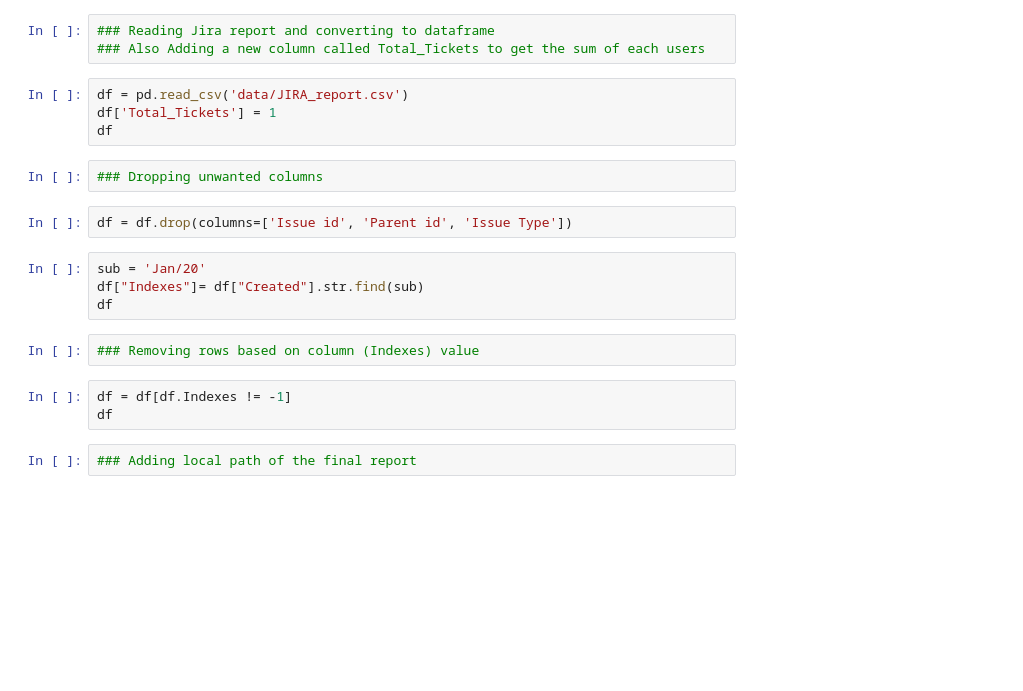
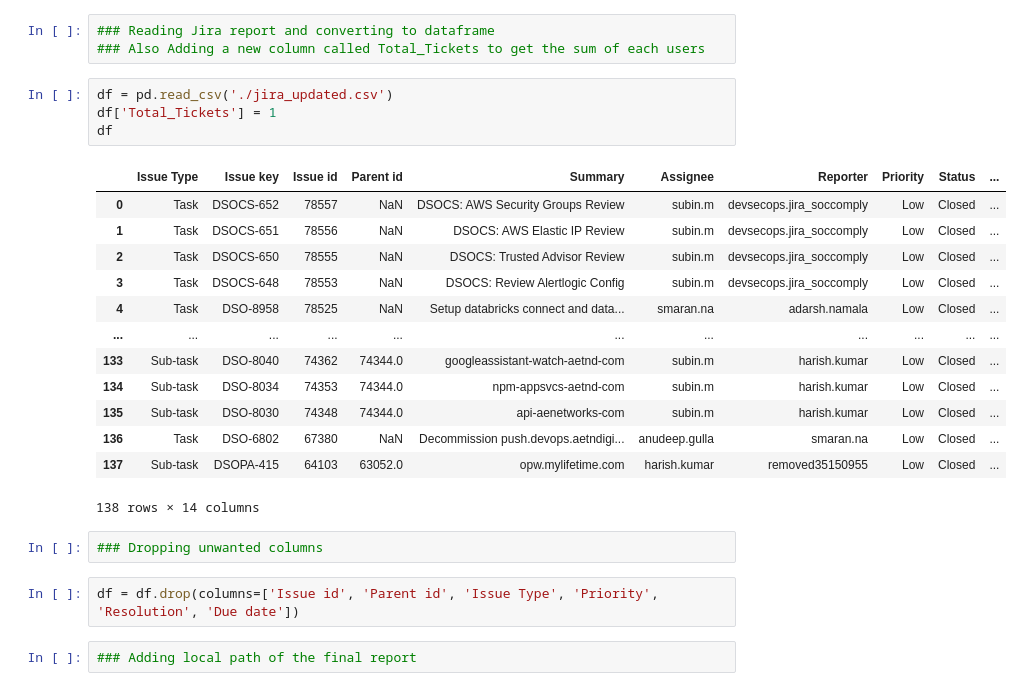
Before and after one commit to vipink1203/Jupyter-notebooks, a Jupyter notebook: Jira/Jira_User_Report.ipynb, the cells around one changed output. Cells and saved outputs as stored; diff of their text form; blank space fills up the shorter version.

```diff
--- a/Jira/Jira_User_Report.ipynb
+++ b/Jira/Jira_User_Report.ipynb
@@ -10,22 +10,27 @@ from vincent.colors import brews
 ### Reading Jira report and converting to dataframe
 ### Also Adding a new column called Total_Tickets to get the sum of each users
 # %%
-df = pd.read_csv('data/JIRA_report.csv')
+df = pd.read_csv('./jira_updated.csv')
 df['Total_Tickets'] = 1
 df
+# %% [output]
+|  | Issue Type | Issue key | Issue id | Parent id | Summary | Assignee | Reporter | Priority | Status | ... |
+| 0 | Task | DSOCS-652 | 78557 | NaN | DSOCS: AWS Security Groups Review | subin.m | devsecops.jira_soccomply | Low | Closed | ... |
+| 1 | Task | DSOCS-651 | 78556 | NaN | DSOCS: AWS Elastic IP Review | subin.m | devsecops.jira_soccomply | Low | Closed | ... |
+| 2 | Task | DSOCS-650 | 78555 | NaN | DSOCS: Trusted Advisor Review | subin.m | devsecops.jira_soccomply | Low | Closed | ... |
+| 3 | Task | DSOCS-648 | 78553 | NaN | DSOCS: Review Alertlogic Config | subin.m | devsecops.jira_soccomply | Low | Closed | ... |
+| 4 | Task | DSO-8958 | 78525 | NaN | Setup databricks connect and data... | smaran.na | adarsh.namala | Low | Closed | ... |
+| ... | ... | ... | ... | ... | ... | ... | ... | ... | ... | ... |
+| 133 | Sub-task | DSO-8040 | 74362 | 74344.0 | googleassistant-watch-aetnd-com | subin.m | harish.kumar | Low | Closed | ... |
+| 134 | Sub-task | DSO-8034 | 74353 | 74344.0 | npm-appsvcs-aetnd-com | subin.m | harish.kumar | Low | Closed | ... |
+| 135 | Sub-task | DSO-8030 | 74348 | 74344.0 | api-aenetworks-com | subin.m | harish.kumar | Low | Closed | ... |
+| 136 | Task | DSO-6802 | 67380 | NaN | Decommission push.devops.aetndigi... | anudeep.gulla | smaran.na | Low | Closed | ... |
+| 137 | Sub-task | DSOPA-415 | 64103 | 63052.0 | opw.mylifetime.com | harish.kumar | removed35150955 | Low | Closed | ... |
+138 rows × 14 columns
 # %%
 ### Dropping unwanted columns
 # %%
-df = df.drop(columns=['Issue id', 'Parent id', 'Issue Type'])
+df = df.drop(columns=['Issue id', 'Parent id', 'Issue Type', 'Priority', 'Resolution', 'Due date'])
-# %%
-sub = 'Jan/20'
-df["Indexes"]= df["Created"].str.find(sub)
-df
-# %%
-### Removing rows based on column (Indexes) value
-# %%
-df = df[df.Indexes != -1]
-df
 # %%
 ### Adding local path of the final report
 # %%
```
Also changed, not shown: parts of 7 cells of this notebook.
